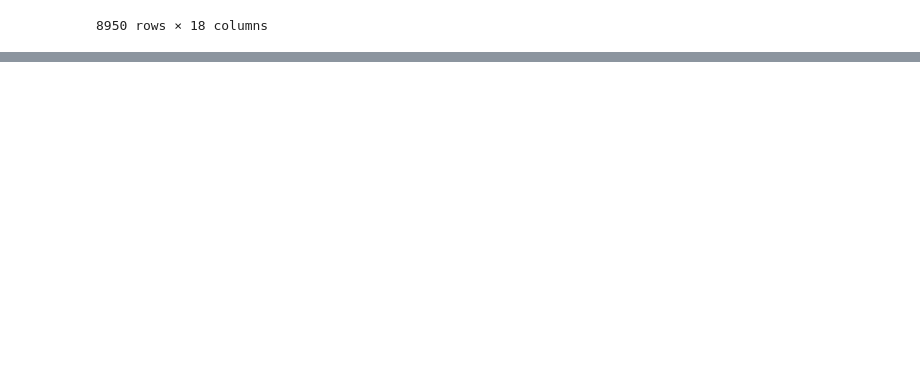
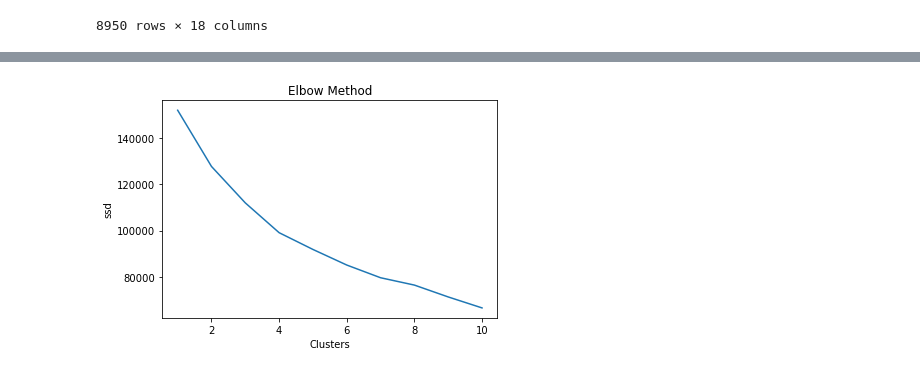
Before and after one commit to abdallah12344/gomycode-, a Jupyter notebook: K-means & Hierarchical clustering .ipynb, the cells around one changed output, grey strips where cells are left out. Saved outputs shown, nothing was run; the diff lists cells and outputs as text; code cells hidden in the pictures; blank space fills up the shorter version.

```diff
--- a/K-means & Hierarchical clustering .ipynb
+++ b/K-means & Hierarchical clustering .ipynb
@@ -19,0 +203,16 @@ df
+# %%
+#Determining Number of Clusters with Elbow Method
+ssd= []
+cluster_list = range(1, 11)
+for i in cluster_list :
+    kmeans = KMeans(n_clusters = i, init = 'k-means++', max_iter = 300, n_init = 10, random_state = 40)
+    kmeans.fit(data_std)
+    ssd.append(kmeans.inertia_)
+# %%
+plt.plot(cluster_list, ssd)
+plt.title('Elbow Method')
+plt.xlabel('Clusters')
+plt.ylabel('ssd')
+plt.show()
+# %% [output]
+[figure, added]
```
Also changed, not shown: parts of 24 cells of this notebook.
